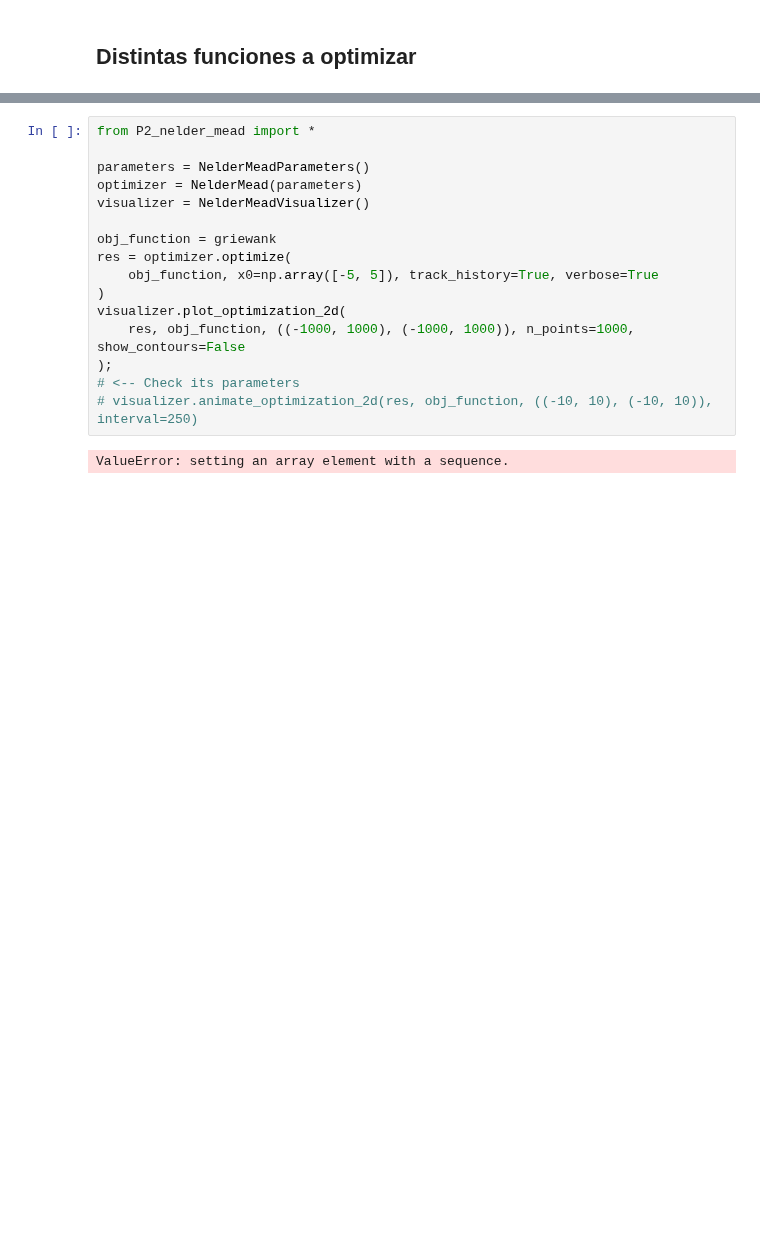
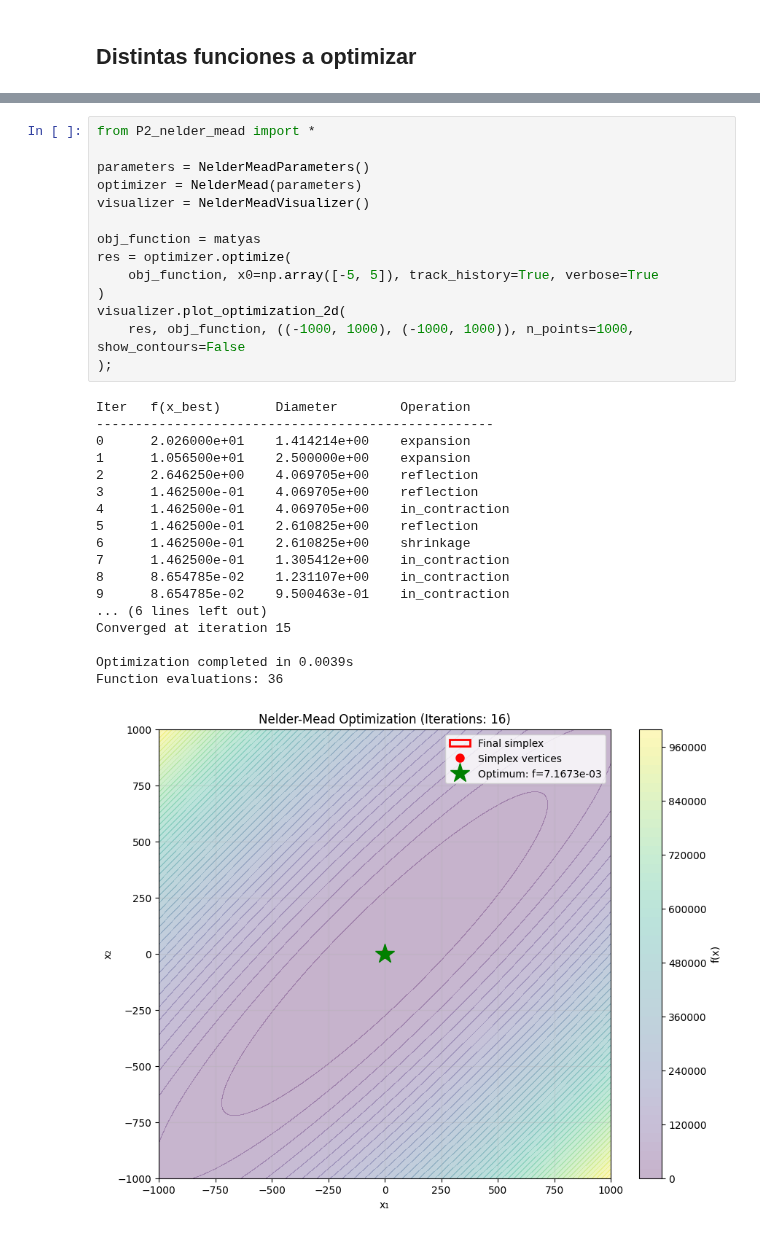
Before and after one commit to yabol02/OEyA_P1, a Jupyter notebook: P2_nelder_mead.ipynb, the cells around one changed output, grey strips where cells are left out. Cells and saved outputs as stored; diff of their text form; blank space fills up the shorter version.

```diff
--- a/P2_nelder_mead.ipynb
+++ b/P2_nelder_mead.ipynb
@@ -466,18 +440,33 @@ El algoritmo manipula un símplex en el espacio $\mathbb{R}^n$, desplazándolo,
 # %%
 from P2_nelder_mead import *
 
 parameters = NelderMeadParameters()
 optimizer = NelderMead(parameters)
 visualizer = NelderMeadVisualizer()
 
-obj_function = griewank
+obj_function = matyas
 res = optimizer.optimize(
     obj_function, x0=np.array([-5, 5]), track_history=True, verbose=True
 )
 visualizer.plot_optimization_2d(
     res, obj_function, ((-1000, 1000), (-1000, 1000)), n_points=1000, show_contours=False
 );
-# <-- Check its parameters
-# visualizer.animate_optimization_2d(res, obj_function, ((-10, 10), (-10, 10)), interval=250)
 # %% [output]
-ValueError: setting an array element with a sequence.
+Iter   f(x_best)       Diameter        Operation
+---------------------------------------------------
+0      2.026000e+01    1.414214e+00    expansion
+1      1.056500e+01    2.500000e+00    expansion
+2      2.646250e+00    4.069705e+00    reflection
+3      1.462500e-01    4.069705e+00    reflection
+4      1.462500e-01    4.069705e+00    in_contraction
+5      1.462500e-01    2.610825e+00    reflection
+6      1.462500e-01    2.610825e+00    shrinkage
+7      1.462500e-01    1.305412e+00    in_contraction
+8      8.654785e-02    1.231107e+00    in_contraction
+9      8.654785e-02    9.500463e-01    in_contraction
+... (6 lines left out)
+Converged at iteration 15
+
+Optimization completed in 0.0039s
+Function evaluations: 36
+[figure, added]
```
Also changed, not shown: parts of 3 cells of this notebook.
